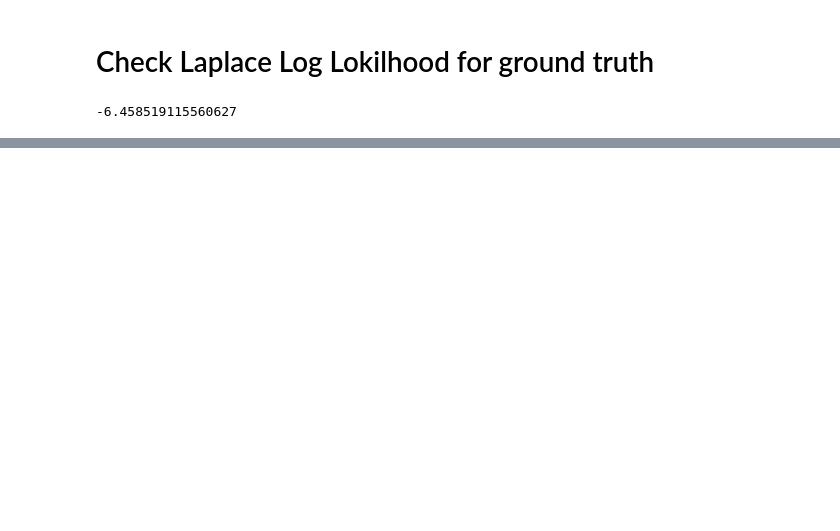
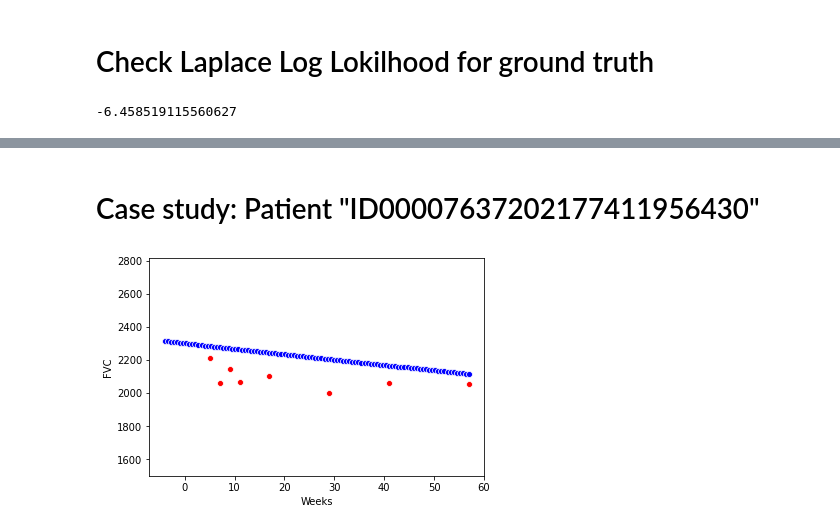
Before and after one commit to omerhac/osic-fibrosis, a Jupyter notebook: exponent_functions_eda.ipynb, the cells around one changed output, grey strips where cells are left out. Cells and saved outputs as stored; diff of their text form; code cells hidden in the pictures; blank space fills up the shorter version.

```diff
--- a/exponent_functions_eda.ipynb
+++ b/exponent_functions_eda.ipynb
@@ -95,0 +188,7 @@ metric_check(func_dict, 170)
+# %% [markdown]
+# Case study: Patient "ID00007637202177411956430"
+# %%
+# visualize fvc
+visualize.plot_patient_exp("ID00007637202177411956430")
+# %% [output]
+[figure, added]
```
Also changed, not shown: parts of 12 cells of this notebook.
